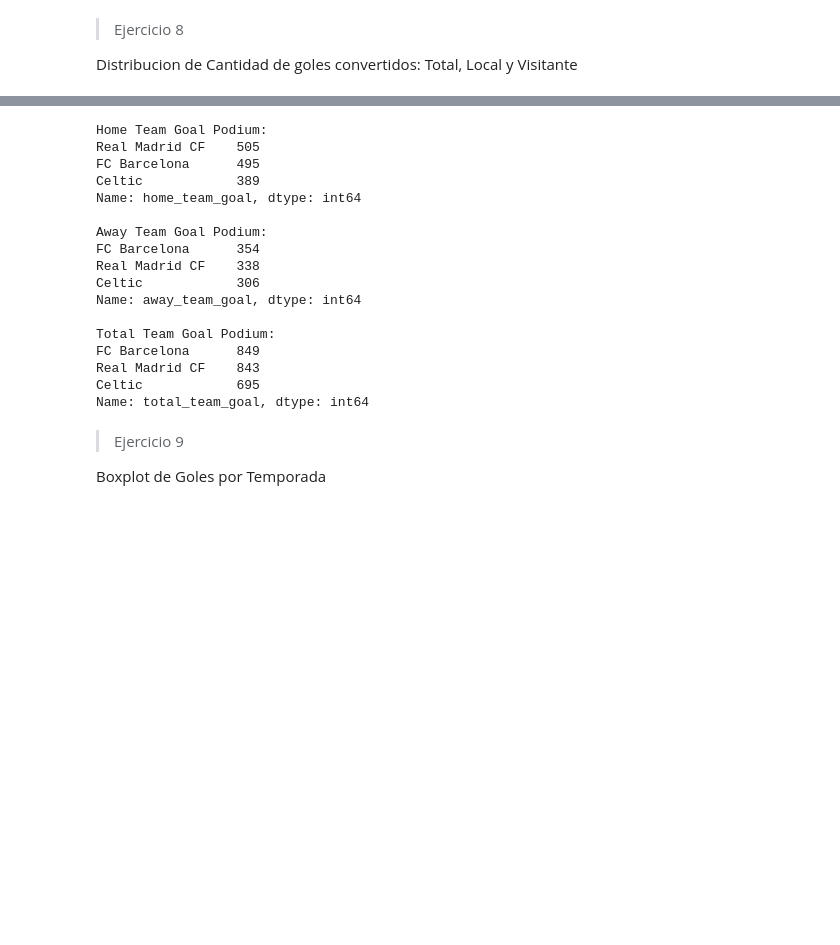
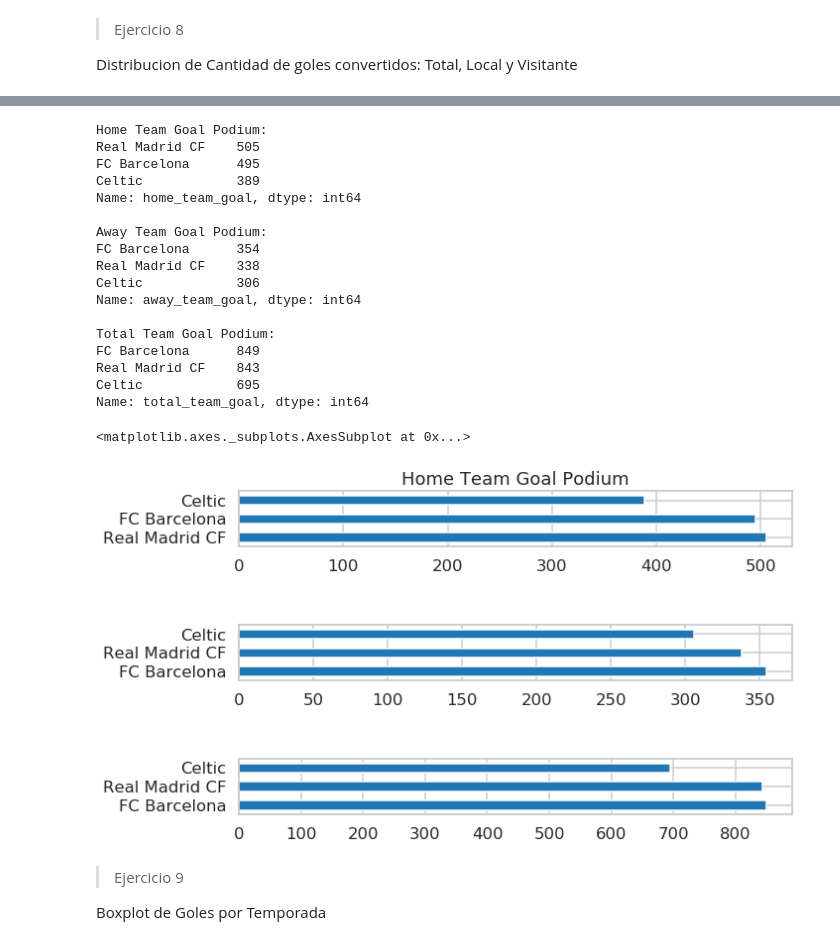
Before and after one commit to diplodatos2019/Mentoria_Analisis_Visualizacion_Datos, a Jupyter notebook: Gianfranco/Practico_AyV_resolucion.ipynb, the cells around one changed output, grey strips where cells are left out. Drawn from its saved outputs; the diff is of its cells as text; code cells hidden in the pictures; blank space fills up the shorter version.

Commit message:
Fixed dataset relative location. Added graphs for Ex.8

```diff
--- a/Gianfranco/Practico_AyV_resolucion.ipynb
+++ b/Gianfranco/Practico_AyV_resolucion.ipynb
@@ -35,9 +35,9 @@ np.random.seed(1)
 # %% [markdown]
 ### Carga de los Datesets
 # %%
-df_player = pd.read_csv('./Datasets/football_player.csv')
-df_team = pd.read_csv('./Datasets/football_team.csv')
-df_match = pd.read_csv('./Datasets/football_match.csv')
+df_player = pd.read_csv('../Datasets/football_player.csv')
+df_team = pd.read_csv('../Datasets/football_team.csv')
+df_match = pd.read_csv('../Datasets/football_match.csv')
 # %% [markdown]
 ### Exploremos un poco los Datasets
 # %% [markdown]
@@ -640,34 +640,48 @@ df_match.sample(5)
 # %%
 home_team = df_match.groupby(["home_team_long_name"])[["home_team_long_name", "home_team_goal"]].sum()
 away_team = df_match.groupby(["away_team_long_name"])[["away_team_long_name", "away_team_goal"]].sum()
 total_team = pd.concat([home_team, away_team], axis=1)
 total_team["total_team_goal"] = total_team["home_team_goal"] + total_team["away_team_goal"]
 # print(home_team, "\n", away_team, "\n", total_team)
+home_team_goal_podium = total_team.sort_values(["home_team_goal"], ascending=False)[0:3]["home_team_goal"]
+away_team_goal_podium = total_team.sort_values(["away_team_goal"], ascending=False)[0:3]["away_team_goal"]
+total_team_goal_podium = total_team.sort_values(["total_team_goal"], ascending=False)[0:3]["total_team_goal"]
 
 print("\nHome Team Goal Podium:")
-print(total_team.sort_values(["home_team_goal"], ascending=False)[0:3]["home_team_goal"])
+print(home_team_goal_podium)
 print("\nAway Team Goal Podium:")
-print(total_team.sort_values(["away_team_goal"], ascending=False)[0:3]["away_team_goal"])
+print(away_team_goal_podium)
 print("\nTotal Team Goal Podium:")
-print(total_team.sort_values(["total_team_goal"], ascending=False)[0:3]["total_team_goal"])
+print(total_team_goal_podium)
+
+plt.figure(figsize=(10,6))
+
+plt.subplot(5,1,1)
+home_team_goal_podium.plot(kind='barh', title="Home Team Goal Podium")
+plt.subplot(5,1,3)
+away_team_goal_podium.plot(kind='barh', title="Awa Team Goal Podium")
+plt.subplot(5,1,5)
+total_team_goal_podium.plot(kind='barh', title="Total Team Goal Podium")
 # %% [output]
 Home Team Goal Podium:
 Real Madrid CF    505
 FC Barcelona      495
 Celtic            389
 Name: home_team_goal, dtype: int64
 
 Away Team Goal Podium:
 FC Barcelona      354
 Real Madrid CF    338
 Celtic            306
 Name: away_team_goal, dtype: int64
 
 Total Team Goal Podium:
 FC Barcelona      849
 Real Madrid CF    843
 Celtic            695
 Name: total_team_goal, dtype: int64
+<matplotlib.axes._subplots.AxesSubplot at 0x...>
+[figure, added]
 # %% [markdown]
 > Ejercicio 9
 
```
